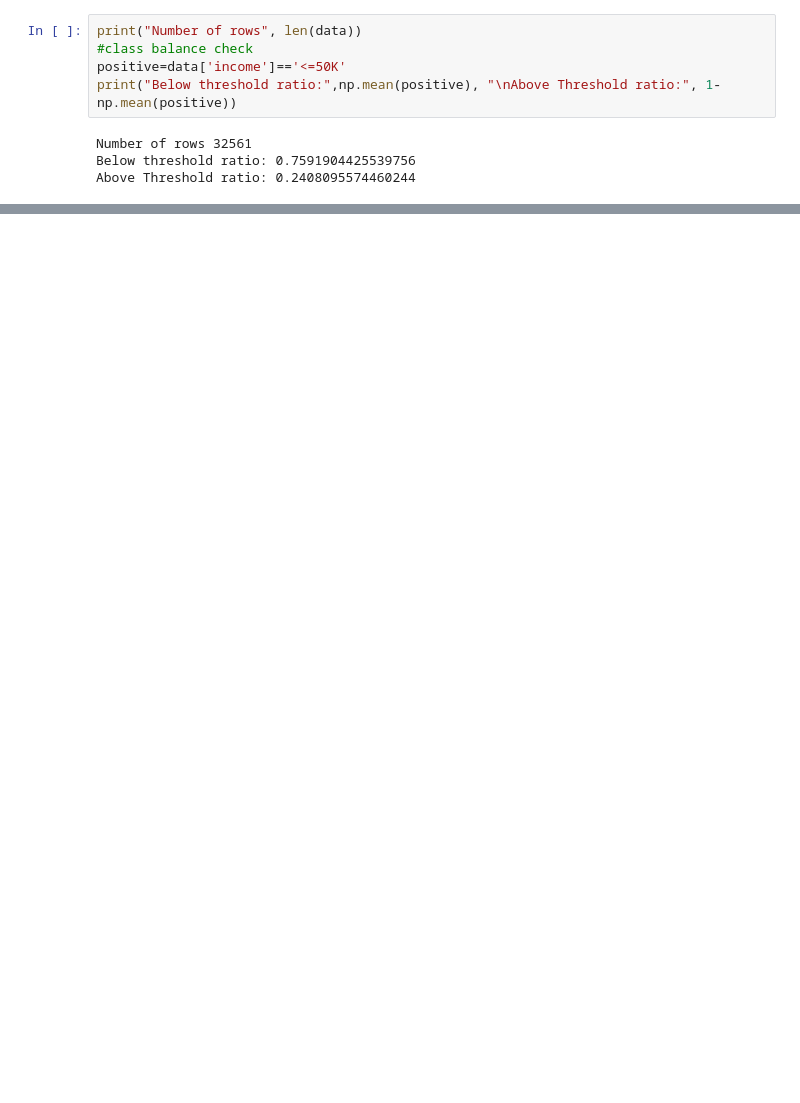
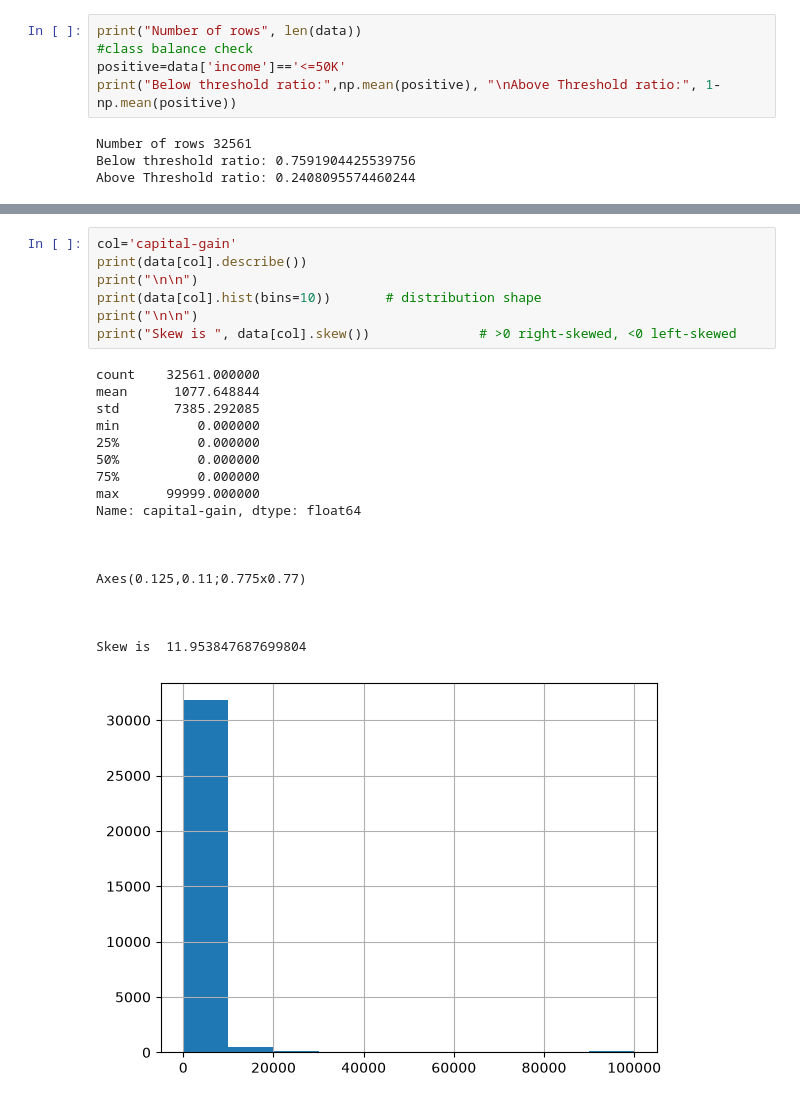
Before and after one commit to TuringsMachine/S30-Capstone, a Jupyter notebook: EDA.ipynb, the cells around one changed output, grey strips where cells are left out. Drawn from its saved outputs; the diff is of its cells as text; blank space fills up the shorter version.

```diff
--- a/EDA.ipynb
+++ b/EDA.ipynb
@@ -52,0 +241,26 @@ plt.show()
+# %%
+col='capital-gain'
+print(data[col].describe())
+print("\n\n")
+print(data[col].hist(bins=10))       # distribution shape
+print("\n\n")
+print("Skew is ", data[col].skew())              # >0 right-skewed, <0 left-skewed
+# %% [output]
+count    32561.000000
+mean      1077.648844
+std       7385.292085
+min          0.000000
+25%          0.000000
+50%          0.000000
+75%          0.000000
+max      99999.000000
+Name: capital-gain, dtype: float64
+
+
+
+Axes(0.125,0.11;0.775x0.77)
+
+
+
+Skew is  11.953847687699804
+[figure, added]
```
Also changed, not shown: parts of 24 cells of this notebook, 1 other file.
